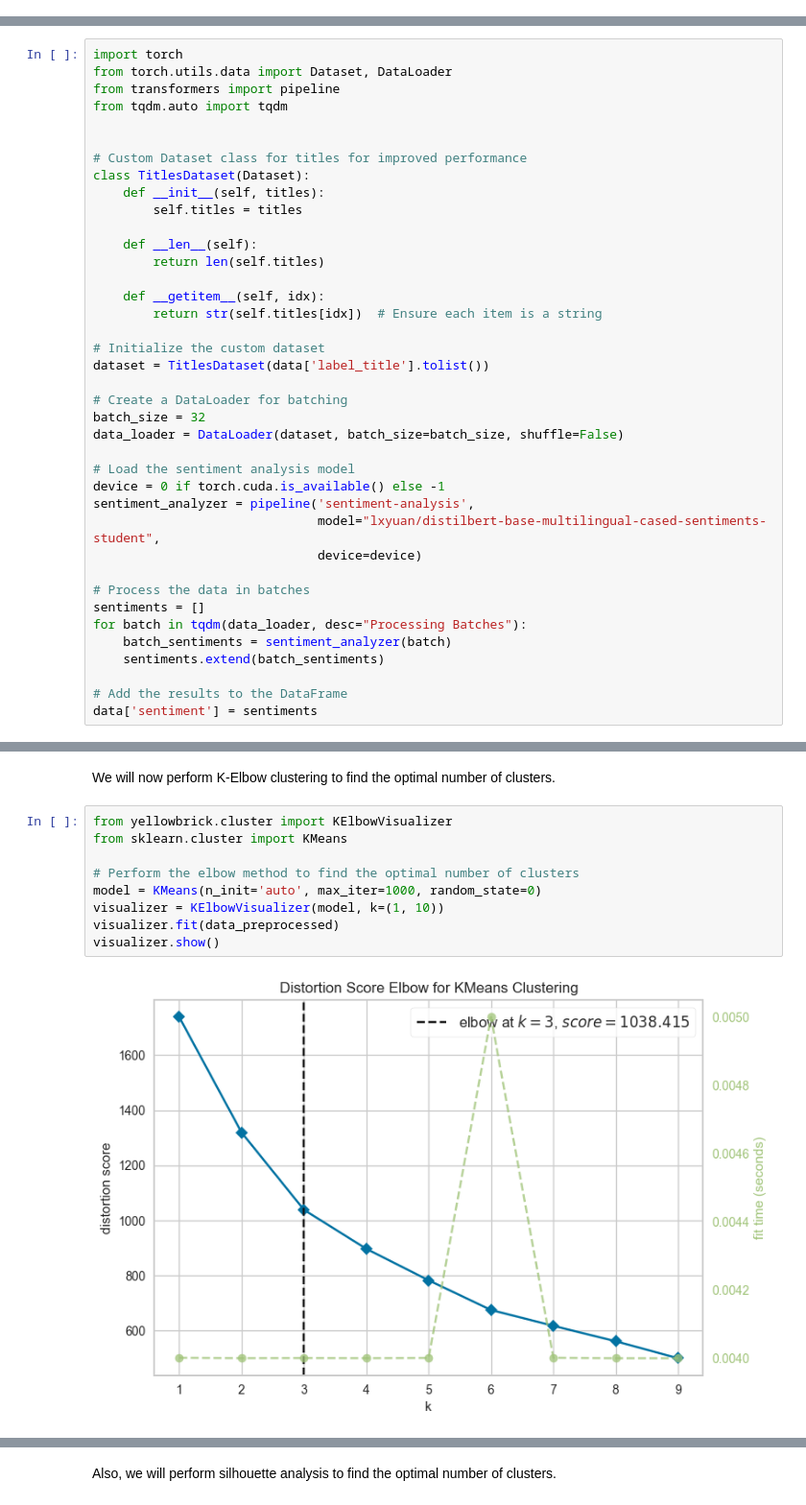
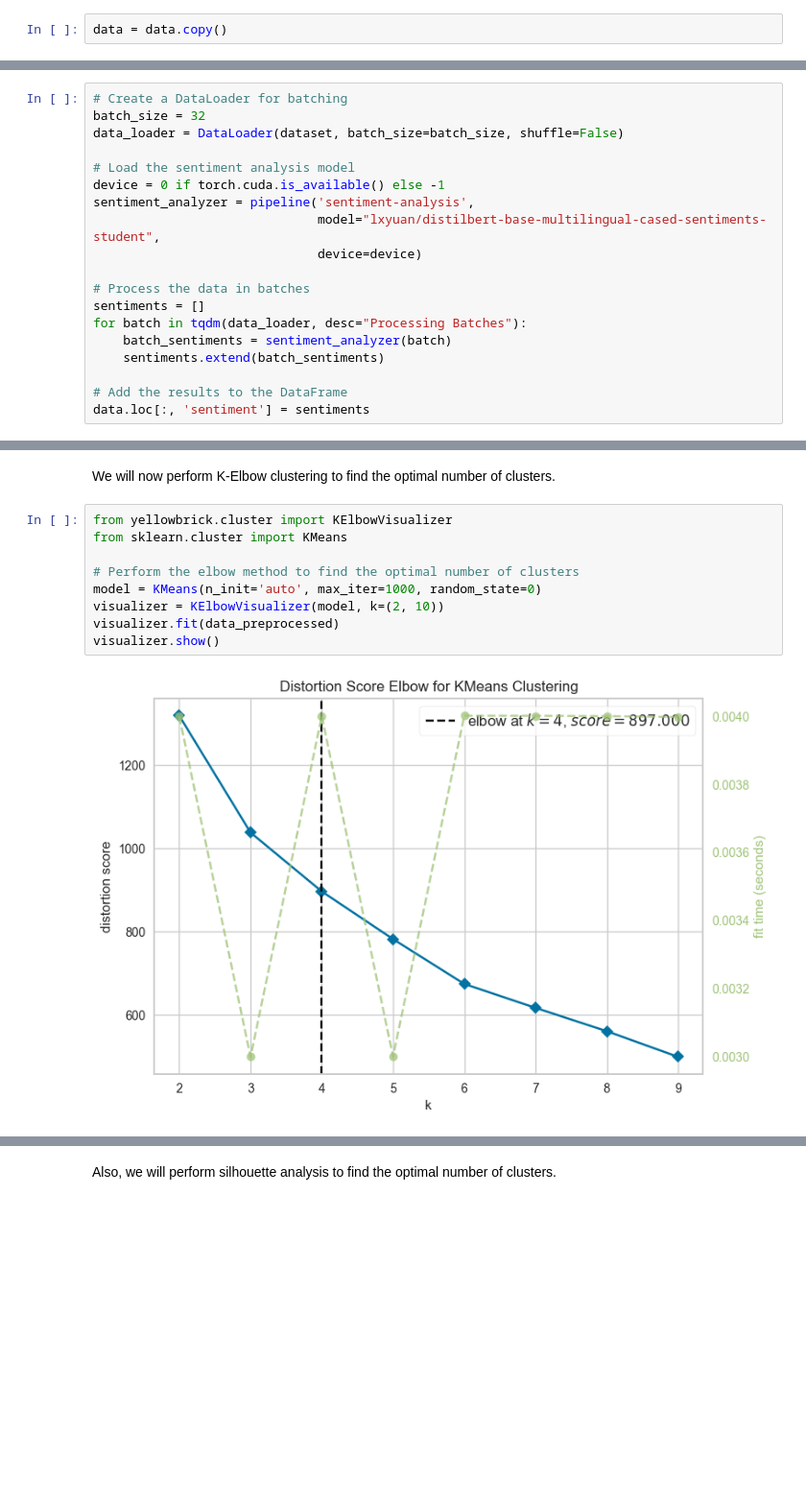
Before and after one commit to panos-span/kindleBooks_bi, a Jupyter notebook: data_mining/clust_with_sent.ipynb, the cells around one changed output, grey strips where cells are left out. Shown at 96% size. Drawn from its saved outputs; the diff is of its cells as text; blank space fills up the shorter version.

```diff
--- a/data_mining/clust_with_sent.ipynb
+++ b/data_mining/clust_with_sent.ipynb
@@ -70,2 +78,4 @@ data = data[data['Rating'] > 3]
+# %%
+data = data.copy()
 # %% [markdown]
 ## Now we will perform sentiment analysis for the book titles that we have
@@ -72,24 +112,4 @@ data = data[data['Rating'] > 3]
 # %%
-import torch
-from torch.utils.data import Dataset, DataLoader
-from transformers import pipeline
-from tqdm.auto import tqdm
-
-
-# Custom Dataset class for titles for improved performance
-class TitlesDataset(Dataset):
-    def __init__(self, titles):
-        self.titles = titles
-
-    def __len__(self):
-        return len(self.titles)
-
-    def __getitem__(self, idx):
-        return str(self.titles[idx])  # Ensure each item is a string
-
-# Initialize the custom dataset
-dataset = TitlesDataset(data['label_title'].tolist())
-
 # Create a DataLoader for batching
 batch_size = 32
 data_loader = DataLoader(dataset, batch_size=batch_size, shuffle=False)
@@ -107,4 +127,4 @@ for batch in tqdm(data_loader, desc="Processing Batches"):
     sentiments.extend(batch_sentiments)
 
 # Add the results to the DataFrame
-data['sentiment'] = sentiments
+data.loc[:, 'sentiment'] = sentiments
@@ -221,14 +225,14 @@ We will now perform K-Elbow clustering to find the optimal number of clusters.
 # %%
 from yellowbrick.cluster import KElbowVisualizer
 from sklearn.cluster import KMeans
 
 # Perform the elbow method to find the optimal number of clusters
 model = KMeans(n_init='auto', max_iter=1000, random_state=0)
-visualizer = KElbowVisualizer(model, k=(1, 10))
+visualizer = KElbowVisualizer(model, k=(2, 10))
 visualizer.fit(data_preprocessed)
 visualizer.show()
 # %% [output]
-[figure, old version]
+[figure, new version]
 <Axes: title={'center': 'Distortion Score Elbow for KMeans Clustering'}, xlabel='k', ylabel='distortion score'>
 # %% [markdown]
 Also, we will perform silhouette analysis to find the optimal number of clusters.
```
Also changed, not shown: parts of 14 cells of this notebook, 1 other file.
